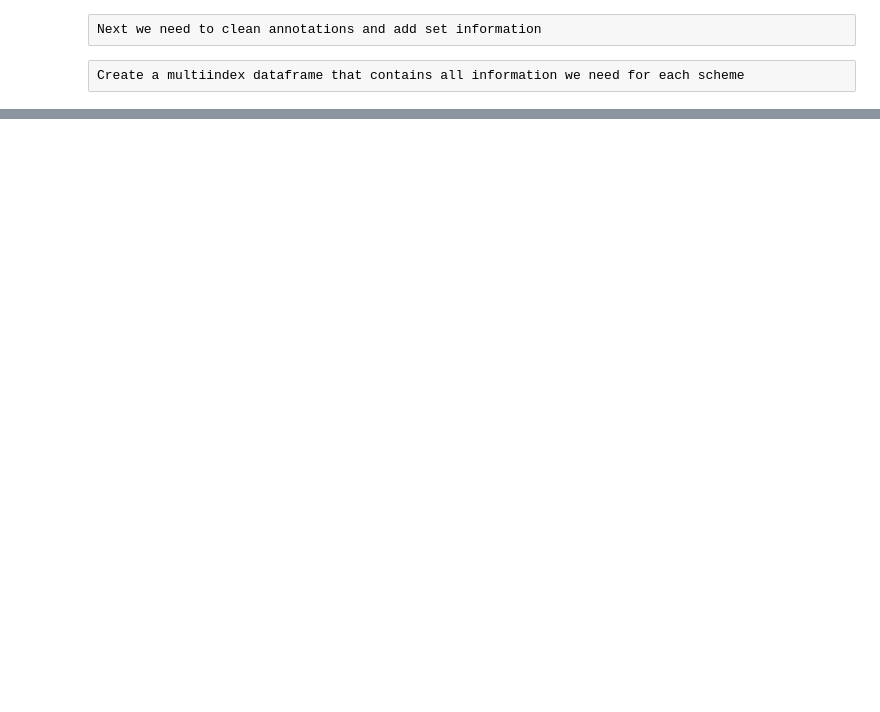
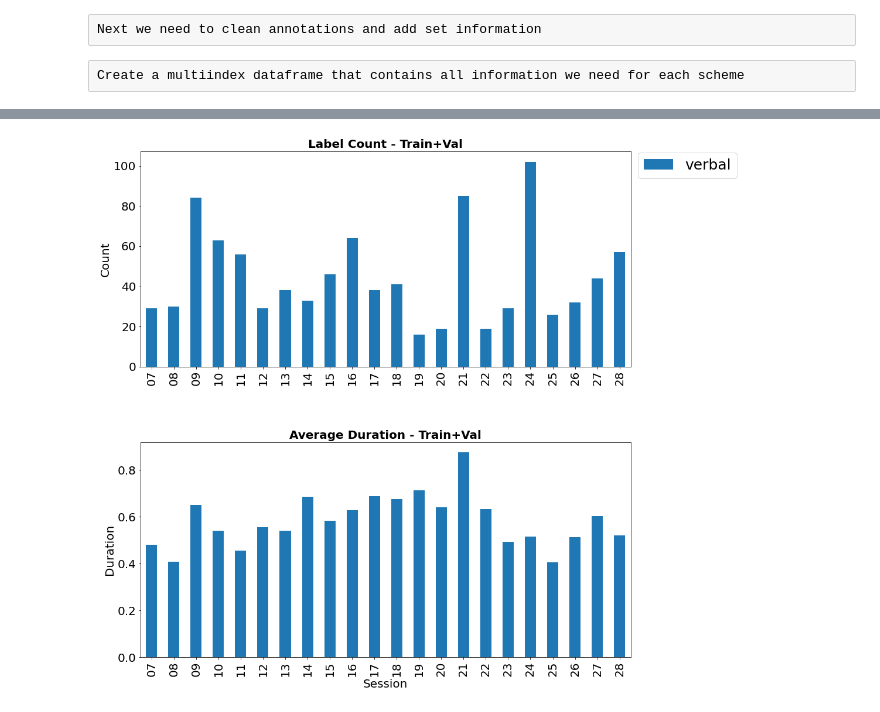
Before and after one commit to shelm/phd-thesis-code, a Jupyter notebook: 00_dataset_analysis/multimediate/multimediate_22.ipynb, the cells around one changed output, grey strips where cells are left out. Cells and saved outputs as stored; diff of their text form; code cells hidden in the pictures; blank space fills up the shorter version.

Commit message:
Update multimediate 22 visualisation

```diff
--- a/00_dataset_analysis/multimediate/multimediate_22.ipynb
+++ b/00_dataset_analysis/multimediate/multimediate_22.ipynb
@@ -5,14 +5,14 @@ At the moment we need to load the annotations directly from the database. We can
 import numpy as np
 import pandas as pd
 from hcai_datasets.hcai_nova_dynamic.nova_db_handler import NovaDBHandler
-from utils.config_utils import read_configs
+from matplotlib.backends.backend_pdf import PdfPages
 
 # Database Config file
 db_cfg_path = '../../.configs/nova/nova_db.cfg'
 
 # Sets
-sessions_test = [f'recording{i:02d}' for i in range(1,8)]
-sessions_train = [f'recording{i:02d}' for i in range(8,29)]
+sessions_test = [f'recording{i:02d}' for i in range(1,7)]
+sessions_train = [f'recording{i:02d}' for i in range(7,29)]
 
 # Annotators
 annotators = ['liechtensteinaugust','reineckermarcleon', 'fabianmaurer']
@@ -67,7 +67,7 @@ No annotions found for
 Next we need to clean annotations and add set information
 # %%
 # 0: consensus, 1: nonverbal, 2: paraverbal, 3: verbal
-data_header = ['consensus', 'non_verbal', 'para_verbal', 'verbal']
+data_header = ['consensus', 'nonverbal', 'paraverbal', 'verbal']
 
 # Dropping empty annos and convert rest to pandas dataframes
 annos = [
@@ -78,7 +78,7 @@ annos = [
 ]
 
 # Add Partition to index
-annos = [ {(('train',)+key if key[0] in sessions_train else ('test',) + key) : val for key, val in x.items() } for x in annos]
+annos = [ {(('Train+Val',)+key if key[0] in sessions_train else ('Test',) + key) : val for key, val in x.items() } for x in annos]
 # %% [raw]
 Create a multiindex dataframe that contains all information we need for each scheme
 # %%
@@ -87,15 +87,17 @@ def df_for_scheme(annos):
     df = df.drop(columns=['conf', 'meta'])
     df.index.names = ['set', 'session', 'subject', 'annotator', 'id']
     df['dur'] = df['to'] - df['from']
+    df = df.rename(columns={'id':'label'})
     return df
 
 annos_stats = {n : df_for_scheme(annos[i]) for i,n in enumerate(data_header)}
 
 # Map consensus label id to float value
-annos_stats['consensus'] = annos_stats['consensus'].astype(float).replace(
+annos_stats['consensus']['label'] = annos_stats['consensus']['label'].astype(float).replace(
     [0,1,2,3,4,5,6,7,8,9],
     [-1,-0.75,-0.5,-0.25,0,0.25,0.5,0.75,1,np.nan]
 )
 
+print(annos_stats)
 print('Annos have been generated. Read for analysis')
 # %% [output]
@@ -128,0 +202,4 @@ max    1291.000000  1291.840000     0.0     5.000000
+# %%
+plot_dist_for_modality_schemes(['verbal'], 'Train+Val')
+# %% [output]
+[figure, added]
```
Also changed, not shown: parts of 16 cells of this notebook.
